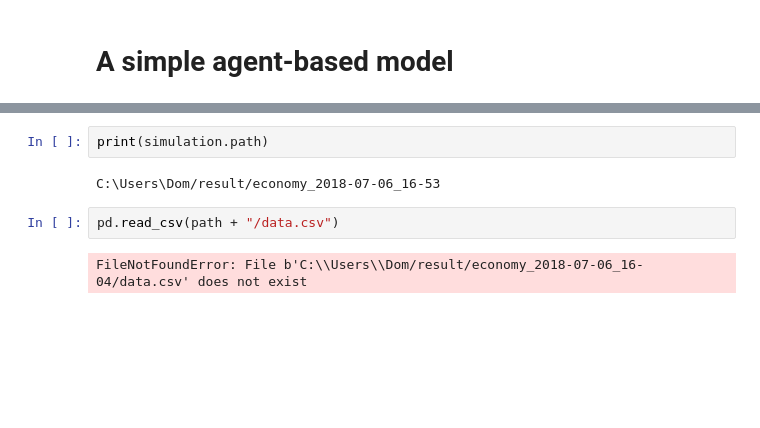
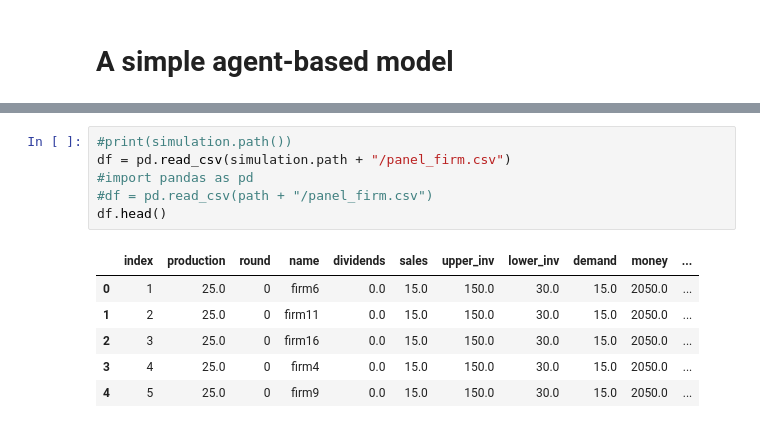
Before and after one commit to domdent/InteractiveABM, a Jupyter notebook: simple_ABM.ipynb, the cells around one changed output, grey strips where cells are left out. Saved outputs shown, nothing was run; the diff lists cells and outputs as text; blank space fills up the shorter version.

```diff
--- a/simple_ABM.ipynb
+++ b/simple_ABM.ipynb
@@ -137,8 +125,13 @@ TypeError: canvas.reset_dimensions is not a function
-# %%
-print(simulation.path)
-# %% [output]
-C:\Users\Dom/result/economy_2018-07-06_16-53
-# %%
-pd.read_csv(path + "/data.csv")
-# %% [output]
-FileNotFoundError: File b'C:\\Users\\Dom/result/economy_2018-07-06_16-04/data.csv' does not exist
+# %%
+#print(simulation.path())
+df = pd.read_csv(simulation.path + "/panel_firm.csv")
+#import pandas as pd
+#df = pd.read_csv(path + "/panel_firm.csv")
+df.head()
+# %% [output]
+|  | index | production | round | name | dividends | sales | upper_inv | lower_inv | demand | money | ... |
+| 0 | 1 | 25.0 | 0 | firm6 | 0.0 | 15.0 | 150.0 | 30.0 | 15.0 | 2050.0 | ... |
+| 1 | 2 | 25.0 | 0 | firm11 | 0.0 | 15.0 | 150.0 | 30.0 | 15.0 | 2050.0 | ... |
+| 2 | 3 | 25.0 | 0 | firm16 | 0.0 | 15.0 | 150.0 | 30.0 | 15.0 | 2050.0 | ... |
+| 3 | 4 | 25.0 | 0 | firm4 | 0.0 | 15.0 | 150.0 | 30.0 | 15.0 | 2050.0 | ... |
+| 4 | 5 | 25.0 | 0 | firm9 | 0.0 | 15.0 | 150.0 | 30.0 | 15.0 | 2050.0 | ... |
```
Also changed, not shown: parts of 6 cells of this notebook.
